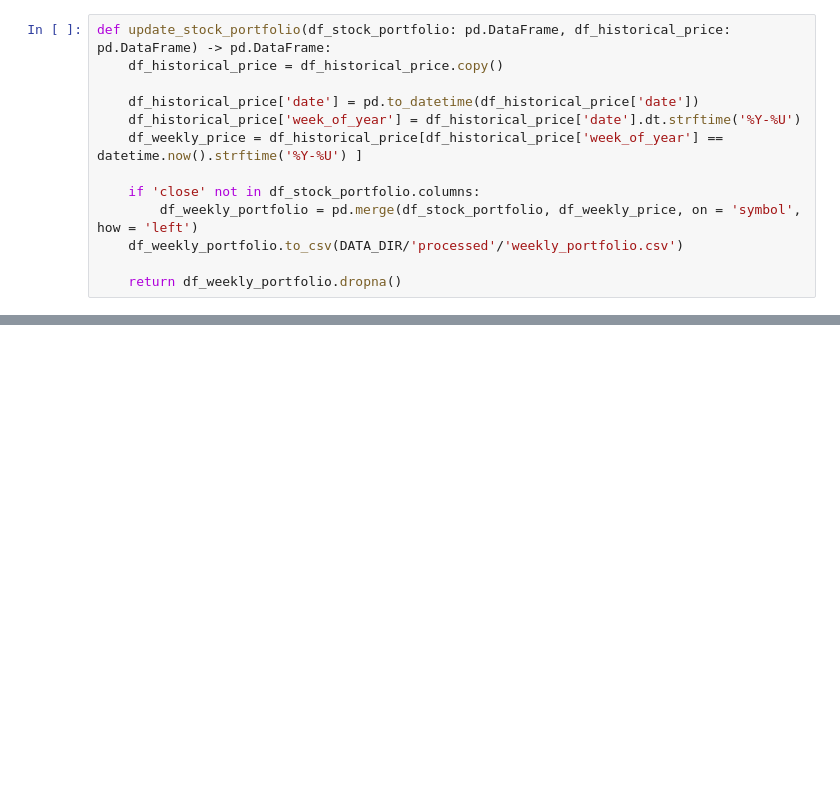
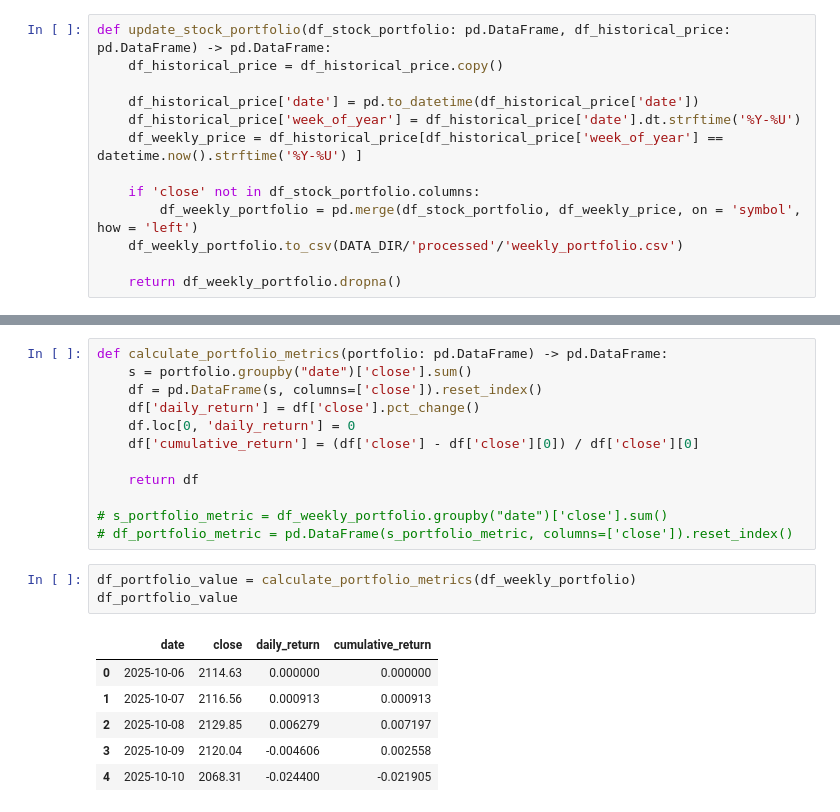
Before and after one commit to alex-sy-tang/ML_Portfolio, a Jupyter notebook: notebooks/ML_Portfolio_Management.ipynb, the cells around one changed output, grey strips where cells are left out. Drawn from its saved outputs; the diff is of its cells as text; blank space fills up the shorter version.

```diff
--- a/notebooks/ML_Portfolio_Management.ipynb
+++ b/notebooks/ML_Portfolio_Management.ipynb
@@ -669,0 +676,22 @@ df_weekly_portfolio
+# %%
+def calculate_portfolio_metrics(portfolio: pd.DataFrame) -> pd.DataFrame:
+    s = portfolio.groupby("date")['close'].sum()
+    df = pd.DataFrame(s, columns=['close']).reset_index()
+    df['daily_return'] = df['close'].pct_change()
+    df.loc[0, 'daily_return'] = 0
+    df['cumulative_return'] = (df['close'] - df['close'][0]) / df['close'][0]
+
+    return df
+
+# s_portfolio_metric = df_weekly_portfolio.groupby("date")['close'].sum()
+# df_portfolio_metric = pd.DataFrame(s_portfolio_metric, columns=['close']).reset_index()
+# %%
+df_portfolio_value = calculate_portfolio_metrics(df_weekly_portfolio)
+df_portfolio_value
+# %% [output]
+|  | date | close | daily_return | cumulative_return |
+| 0 | 2025-10-06 | 2114.63 | 0.000000 | 0.000000 |
+| 1 | 2025-10-07 | 2116.56 | 0.000913 | 0.000913 |
+| 2 | 2025-10-08 | 2129.85 | 0.006279 | 0.007197 |
+| 3 | 2025-10-09 | 2120.04 | -0.004606 | 0.002558 |
+| 4 | 2025-10-10 | 2068.31 | -0.024400 | -0.021905 |
```
Also changed, not shown: parts of 16 cells of this notebook, 8 other files.
